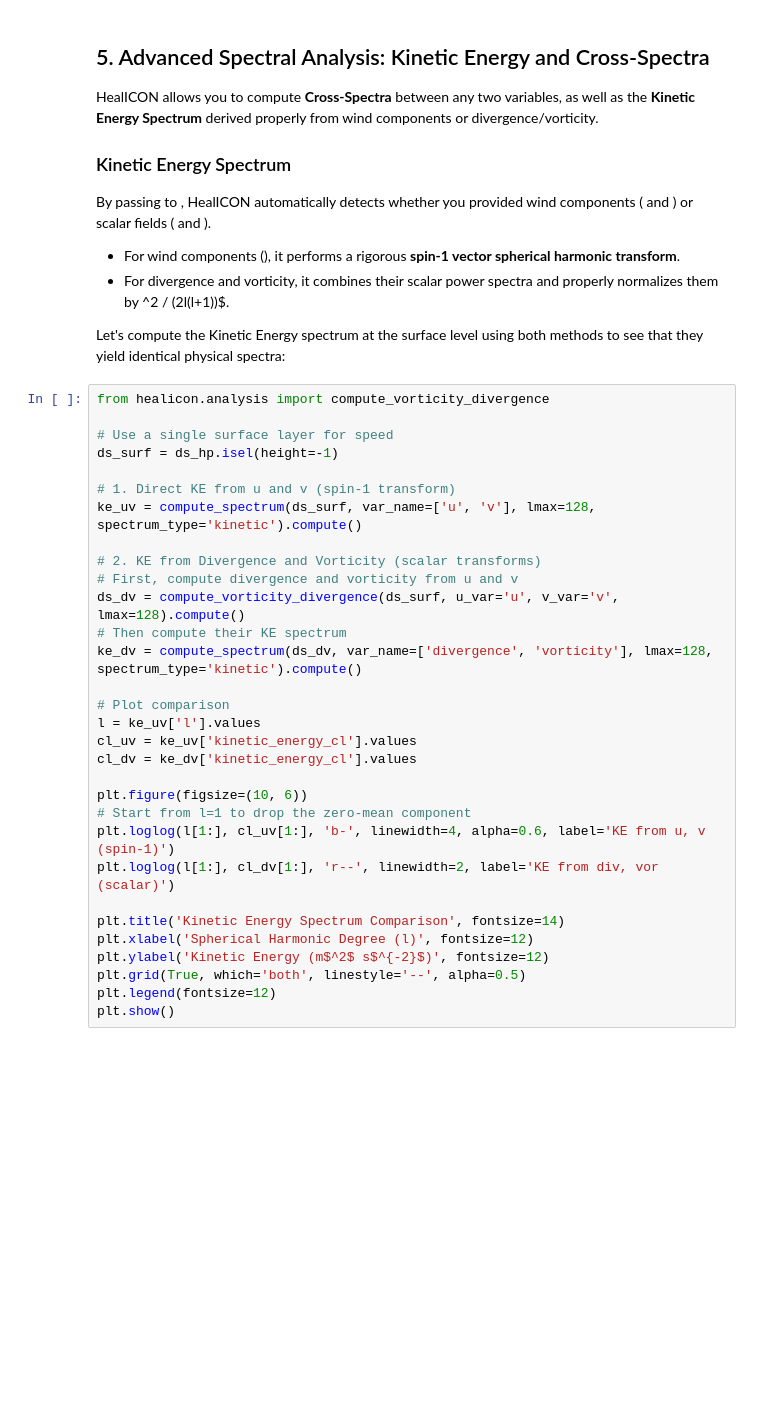
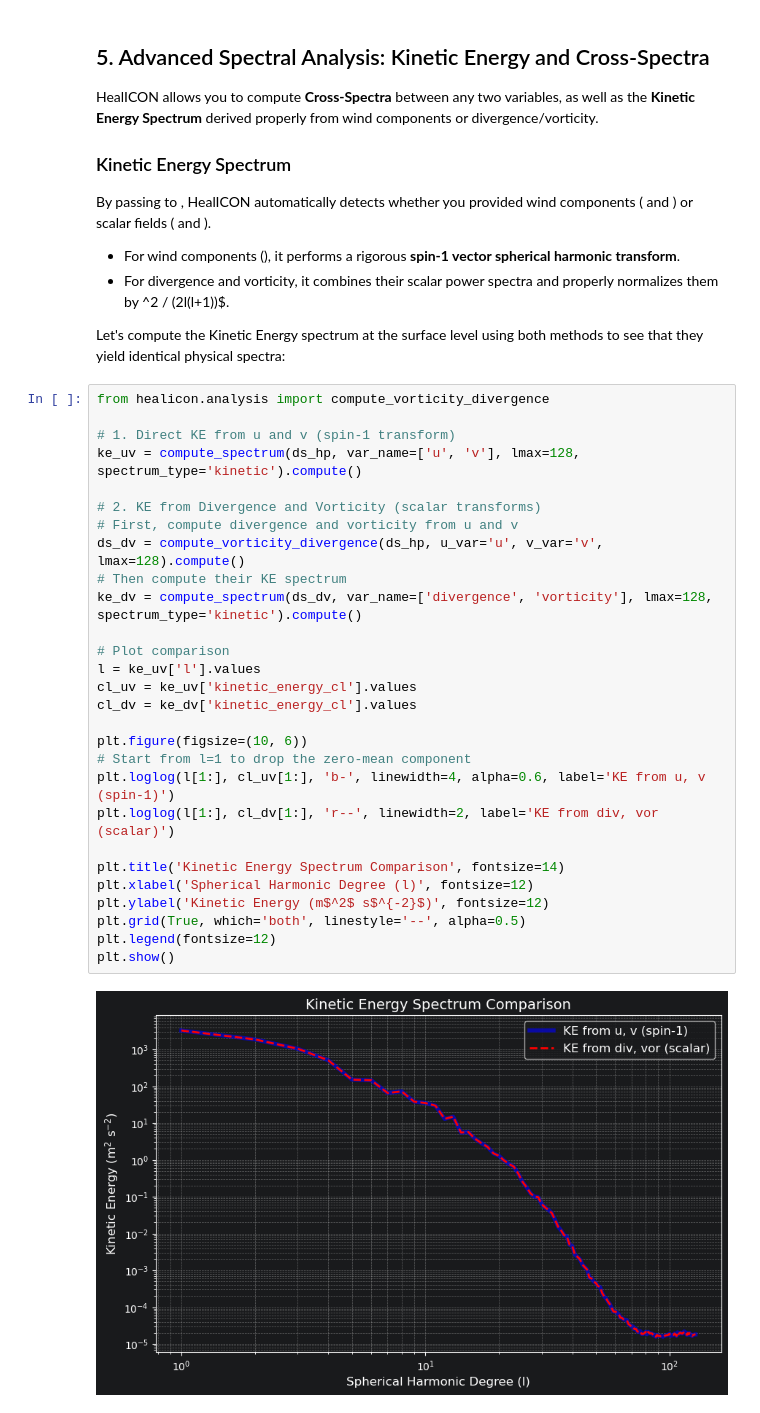
Before and after one commit to deterministic-nonperiodic/HealICON, a Jupyter notebook: examples/HealICON_Tutorial.ipynb, the cells around one changed output. Drawn from its saved outputs; the diff is of its cells as text; blank space fills up the shorter version.

```diff
--- a/examples/HealICON_Tutorial.ipynb
+++ b/examples/HealICON_Tutorial.ipynb
@@ -192,31 +197,30 @@ Let's compute the Kinetic Energy spectrum at the surface level using both method
 # %%
 from healicon.analysis import compute_vorticity_divergence
 
-# Use a single surface layer for speed
-ds_surf = ds_hp.isel(height=-1)
-
 # 1. Direct KE from u and v (spin-1 transform)
-ke_uv = compute_spectrum(ds_surf, var_name=['u', 'v'], lmax=128, spectrum_type='kinetic').compute()
+ke_uv = compute_spectrum(ds_hp, var_name=['u', 'v'], lmax=128, spectrum_type='kinetic').compute()
 
 # 2. KE from Divergence and Vorticity (scalar transforms)
 # First, compute divergence and vorticity from u and v
-ds_dv = compute_vorticity_divergence(ds_surf, u_var='u', v_var='v', lmax=128).compute()
+ds_dv = compute_vorticity_divergence(ds_hp, u_var='u', v_var='v', lmax=128).compute()
 # Then compute their KE spectrum
 ke_dv = compute_spectrum(ds_dv, var_name=['divergence', 'vorticity'], lmax=128, spectrum_type='kinetic').compute()
 
 # Plot comparison
 l = ke_uv['l'].values
 cl_uv = ke_uv['kinetic_energy_cl'].values
 cl_dv = ke_dv['kinetic_energy_cl'].values
 
 plt.figure(figsize=(10, 6))
 # Start from l=1 to drop the zero-mean component
 plt.loglog(l[1:], cl_uv[1:], 'b-', linewidth=4, alpha=0.6, label='KE from u, v (spin-1)')
 plt.loglog(l[1:], cl_dv[1:], 'r--', linewidth=2, label='KE from div, vor (scalar)')
 
 plt.title('Kinetic Energy Spectrum Comparison', fontsize=14)
 plt.xlabel('Spherical Harmonic Degree (l)', fontsize=12)
 plt.ylabel('Kinetic Energy (m$^2$ s$^{-2}$)', fontsize=12)
 plt.grid(True, which='both', linestyle='--', alpha=0.5)
 plt.legend(fontsize=12)
 plt.show()
+# %% [output]
+[figure, added]
```
Also changed, not shown: parts of 4 cells of this notebook, 20 other files.
